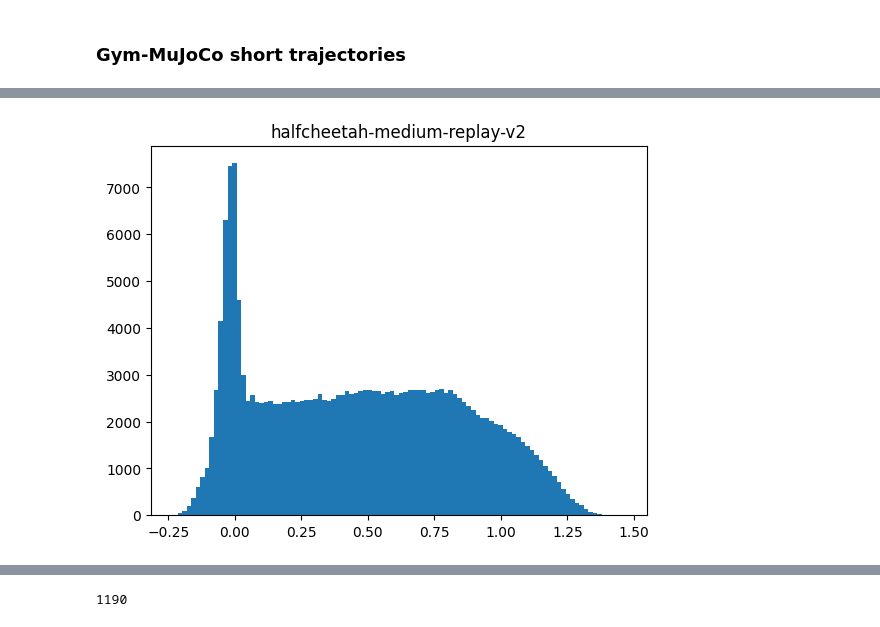
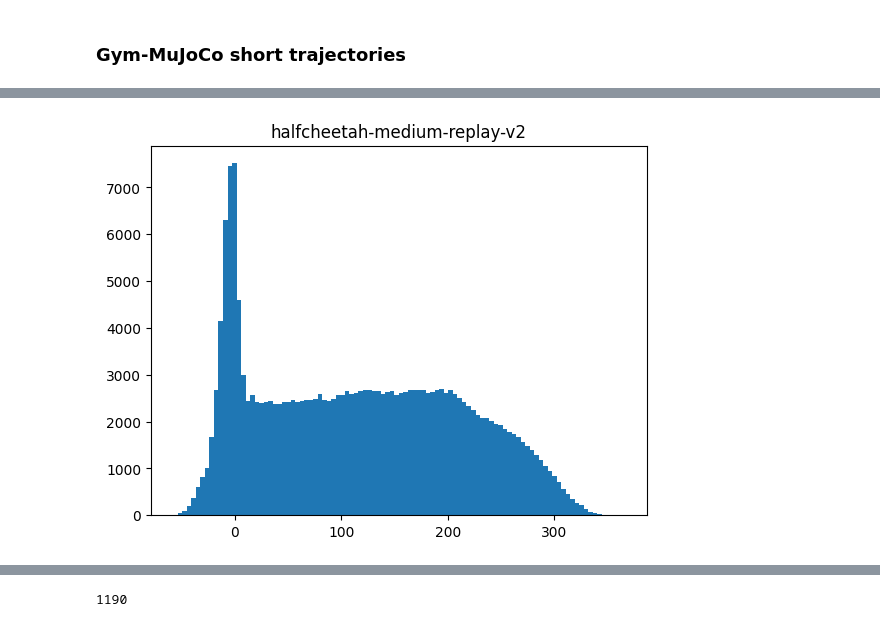
Before and after one commit to hyeonscho/CS570, a Jupyter notebook: DMC_data_investigate.ipynb, the cells around one changed output, grey strips where cells are left out. Drawn from its saved outputs; the diff is of its cells as text; code cells hidden in the pictures.

```diff
--- a/DMC_data_investigate.ipynb
+++ b/DMC_data_investigate.ipynb
@@ -162,0 +458,9 @@ for i in range(len(tasks)):
+# %%
+sequence_return_list = []
+
+for i in range(len(tasks)):
+    scores = comp_epi_score(sequence_data_list[i], env_list[i])
+    task = tasks[i]
+    plt.hist(scores, bins=100)
+    plt.title(task)
+    plt.show()
@@ -163,7 +477,7 @@ for i in range(len(tasks)):
 # %% [markdown]
 ### Gym-MuJoCo short trajectories
 # %%
-def task_dataset(seq_dataset):
+def task_dataset(seq_dataset, task_len):
 
     tasks = []
 
@@ -178,7 +492,7 @@ def task_dataset(seq_dataset):
             for k in seq:
                 task_data[k].append(seq[k][i])
 
-            if (i+1) % 100 == 0:
+            if (i+1) % task_len == 0:
                 for k in task_data:
                     task_data[k] = np.array(task_data[k])
                 tasks.append(task_data)
@@ -193,4 +507,12 @@ def task_dataset(seq_dataset):
 
     return tasks
 # %%
-task_dataset_list = [task_dataset(seq) for seq in sequence_data_list]
+task100_dataset_list = [task_dataset(seq, 100) for seq in sequence_data_list]
+task50_dataset_list = [task_dataset(seq, 50) for seq in sequence_data_list]
+task10_dataset_list = [task_dataset(seq, 10) for seq in sequence_data_list]
+# %%
+task_len = [[t['rewards'].shape[0] for t in task_dataset] for task_dataset in task_dataset_list]
+for i in range(len(tasks)):
+    plt.hist(task_len[i], bins=20)
+    plt.title(tasks[i])
+    plt.show()
@@ -197,12 +529,12 @@ task_dataset_list = [task_dataset(seq) for seq in sequence_data_list]
 # %%
 task_return_list = []
-scale = [250, 250, 250, 250, 250, 250, 250, 250, 800]
+scale = [150, 150, 150, 150, 150, 150, 150, 150, 150, 150, 150, 300]
 
 for i in range(len(tasks)):
-    task_return = np.array(comp_epi_return(task_dataset_list[i]))
+    task_return = np.array(comp_epi_return(task100_dataset_list[i]))
     task_return_list.append(task_return)
     task = tasks[i]
-    plt.hist(task_return / scale[i], bins=100)
+    plt.hist(task_return, bins=100)
     plt.title(task)
     plt.show()
 # %% [output]
@@ -215 +547 @@ for i in range(len(tasks)):
-[figure, old version]
+[figure, new version]
```
Also changed, not shown: parts of 35 cells of this notebook, 9 other files.
